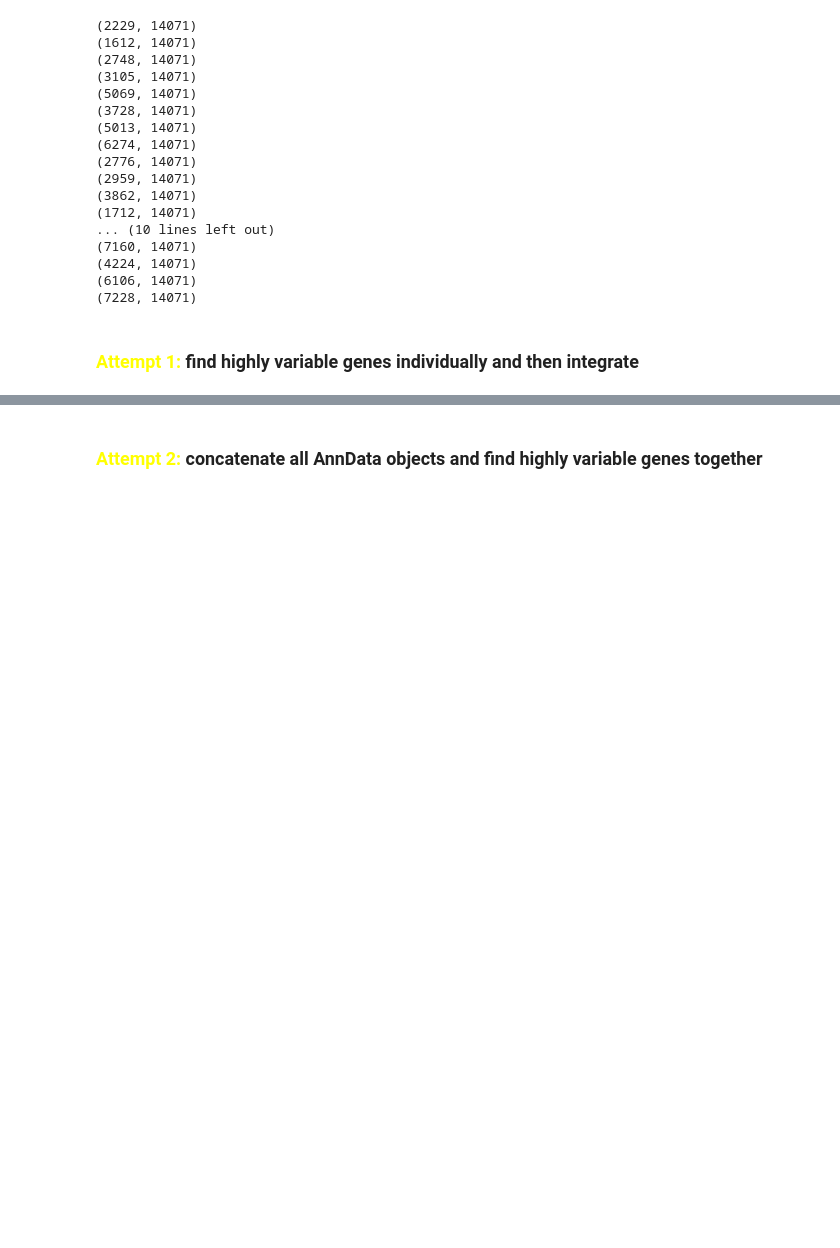
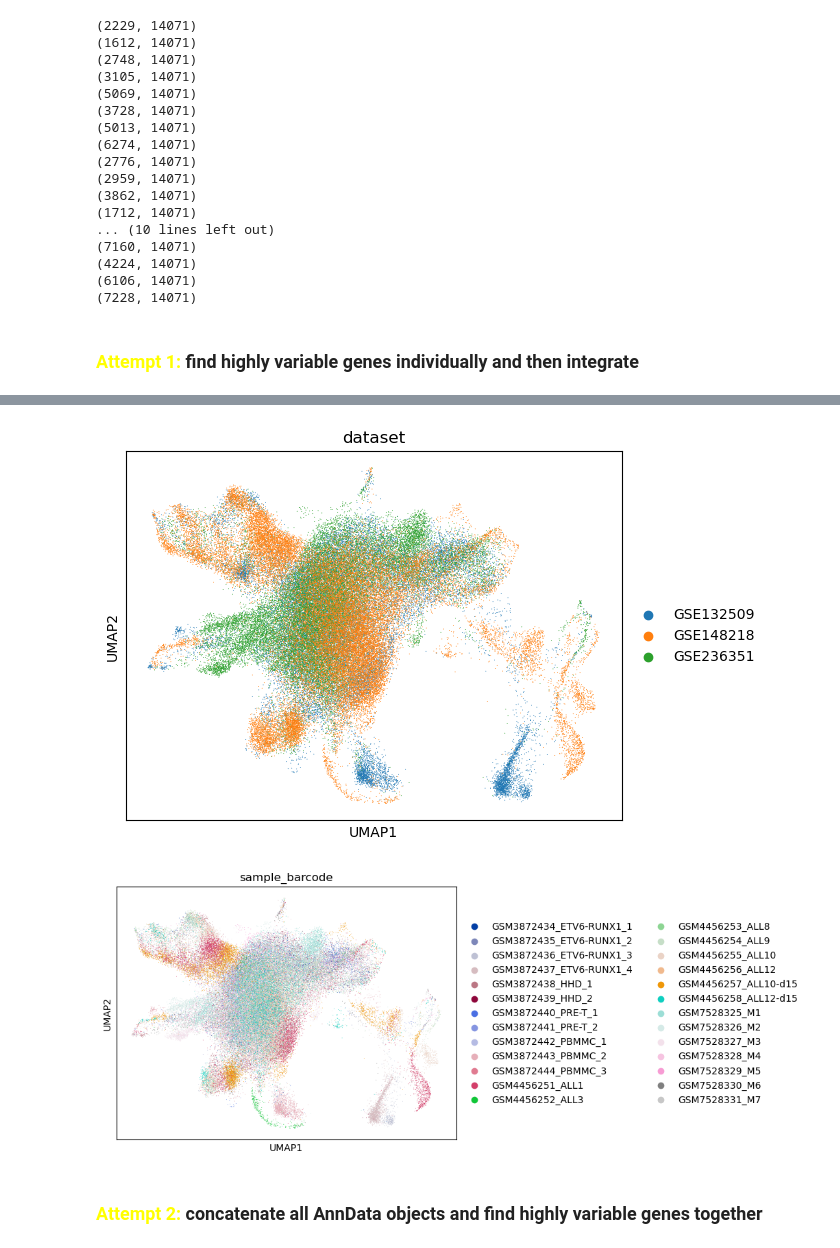
Before and after one commit to tuonglab/pan-paedcancer-scrnaseq, a Jupyter notebook: notebooks/integration_1000_hvg.ipynb, the cells around one changed output, grey strips where cells are left out. Saved outputs shown, nothing was run; the diff lists cells and outputs as text; code cells hidden in the pictures; blank space fills up the shorter version.

```diff
--- a/notebooks/integration_1000_hvg.ipynb
+++ b/notebooks/integration_1000_hvg.ipynb
@@ -98,6 +98,9 @@ for adata in adatas:
 (4224, 14071)
 (6106, 14071)
 (7228, 14071)
+# %%
+# Merge all AnnData objects to visualize the data before integration
+adata_unintegrated = sc.AnnData.concatenate(*adatas_common_genes)
 # %% [markdown]
 ### <span style="color:yellow">**Attempt 1:**</span> find highly variable genes individually and then integrate
 # %%
@@ -155,6 +157,3 @@ for adata in adatas_common_genes:
-# %%
-# Concatenate "raw" AnnData objects to examine the performance of integration
-adata_unintegrated = sc.AnnData.concatenate(*adatas_filtered)
 # %%
 print(len(adatas_filtered))
 print(adatas_filtered[0])
@@ -216,3 +214,9 @@ sc.pl.umap(adata_unintegrated, color=['dataset'])
+# %%
+sc.pl.umap(adata_unintegrated, color=['dataset'])
+sc.pl.umap(adata_unintegrated, color=['sample_barcode'])
+# %% [output]
+[figure, added]
+[figure, added]
 # %% [markdown]
 ### <span style="color:yellow">**Attempt 2:**</span> concatenate all AnnData objects and find highly variable genes together
 # %%
```
Also changed, not shown: parts of 17 cells of this notebook.
